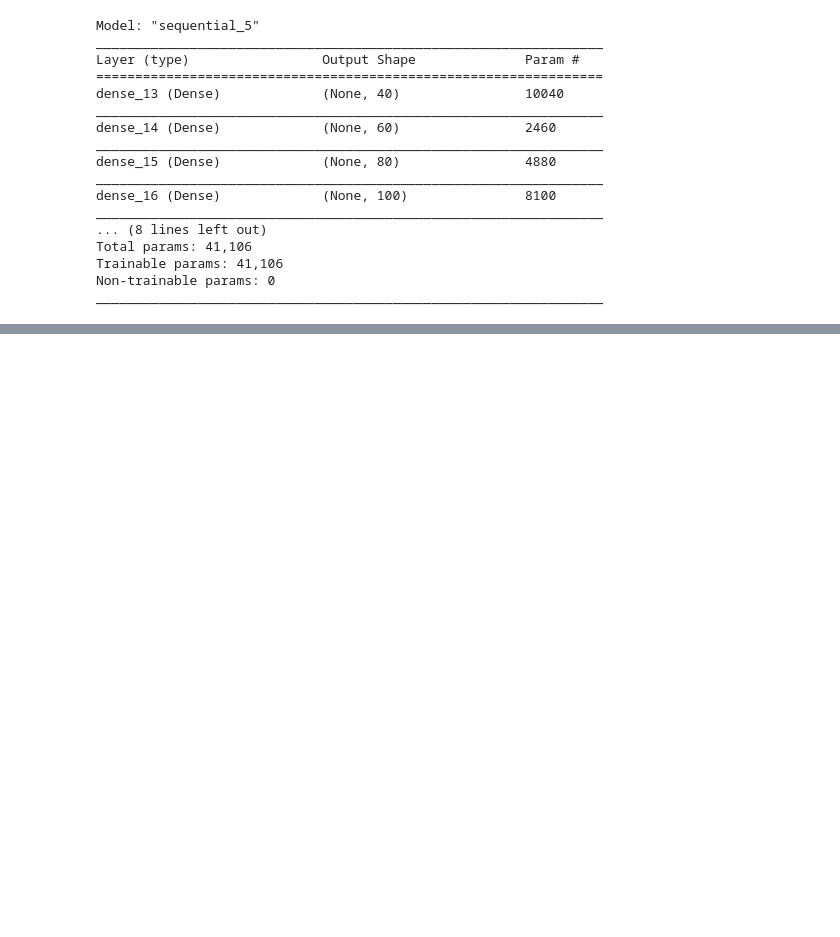
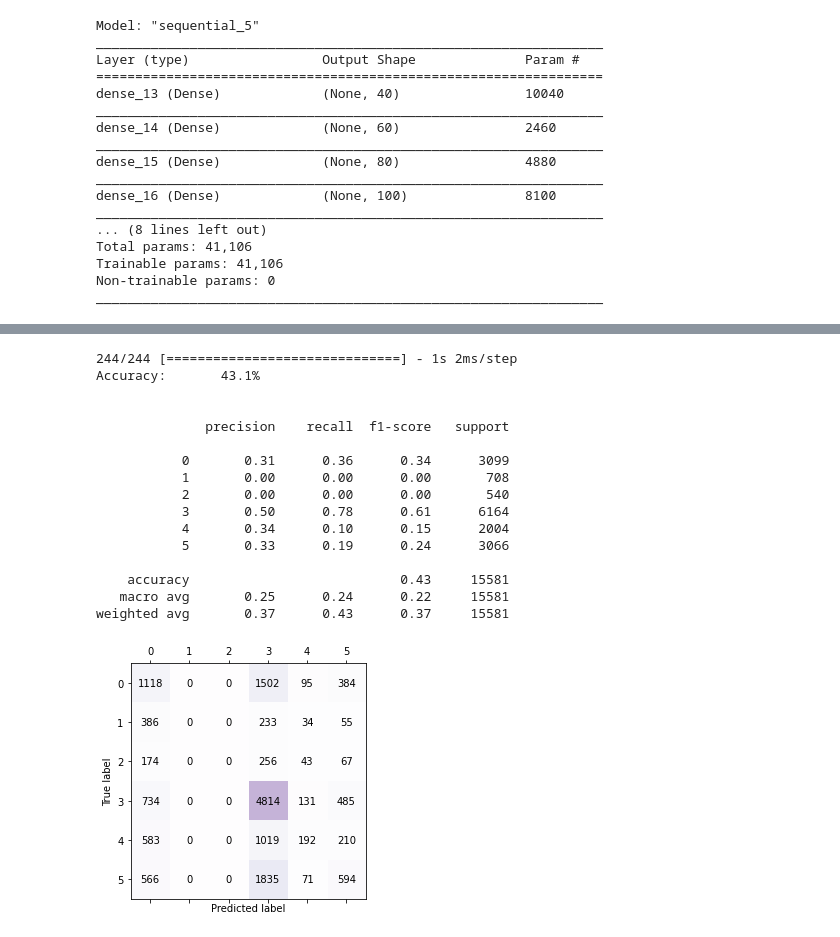
Before and after one commit to ppkgtmm/emotion, a Jupyter notebook: sample_emo.ipynb, the cells around one changed output, grey strips where cells are left out. Cells and saved outputs as stored; diff of their text form; code cells hidden in the pictures; blank space fills up the shorter version.

```diff
--- a/sample_emo.ipynb
+++ b/sample_emo.ipynb
@@ -178,0 +236,20 @@ _________________________________________________________________
+# %%
+model_evaluate(emb_model, sequence_test, test_target, 64)
+# %% [output]
+244/244 [==============================] - 1s 2ms/step
+Accuracy:       43.1%
+
+
+              precision    recall  f1-score   support
+
+           0       0.31      0.36      0.34      3099
+           1       0.00      0.00      0.00       708
+           2       0.00      0.00      0.00       540
+           3       0.50      0.78      0.61      6164
+           4       0.34      0.10      0.15      2004
+           5       0.33      0.19      0.24      3066
+
+    accuracy                           0.43     15581
+   macro avg       0.25      0.24      0.22     15581
+weighted avg       0.37      0.43      0.37     15581
+[figure, added]
```
Also changed, not shown: parts of 8 cells of this notebook.
